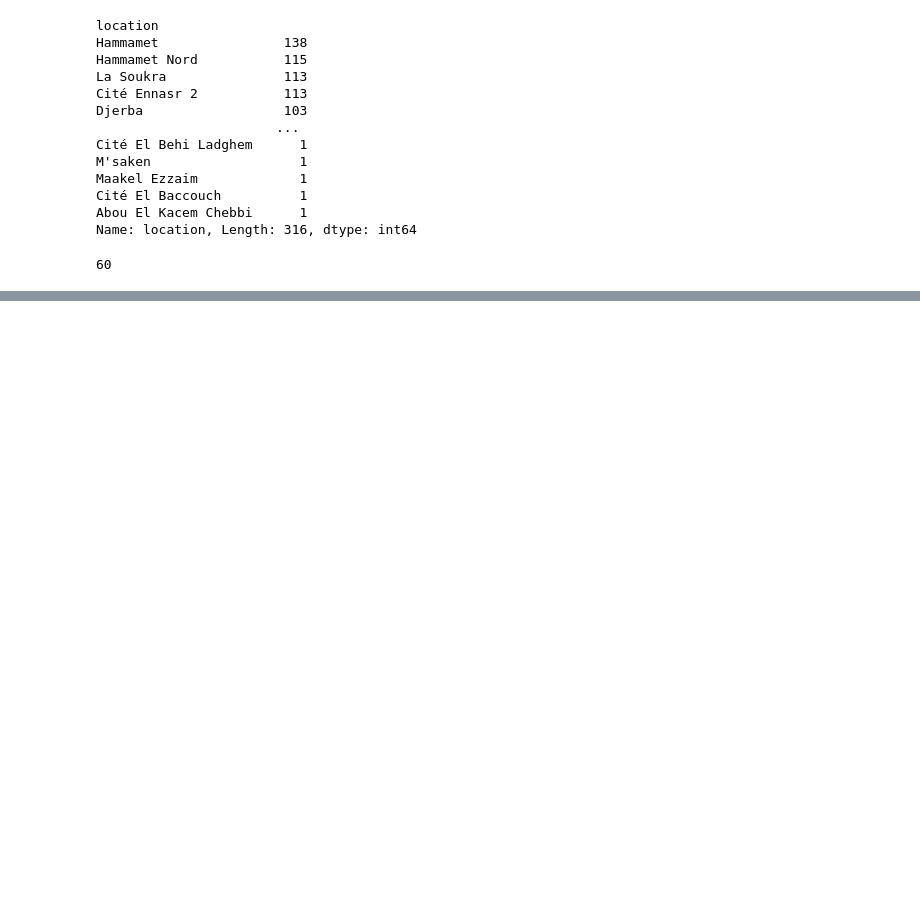
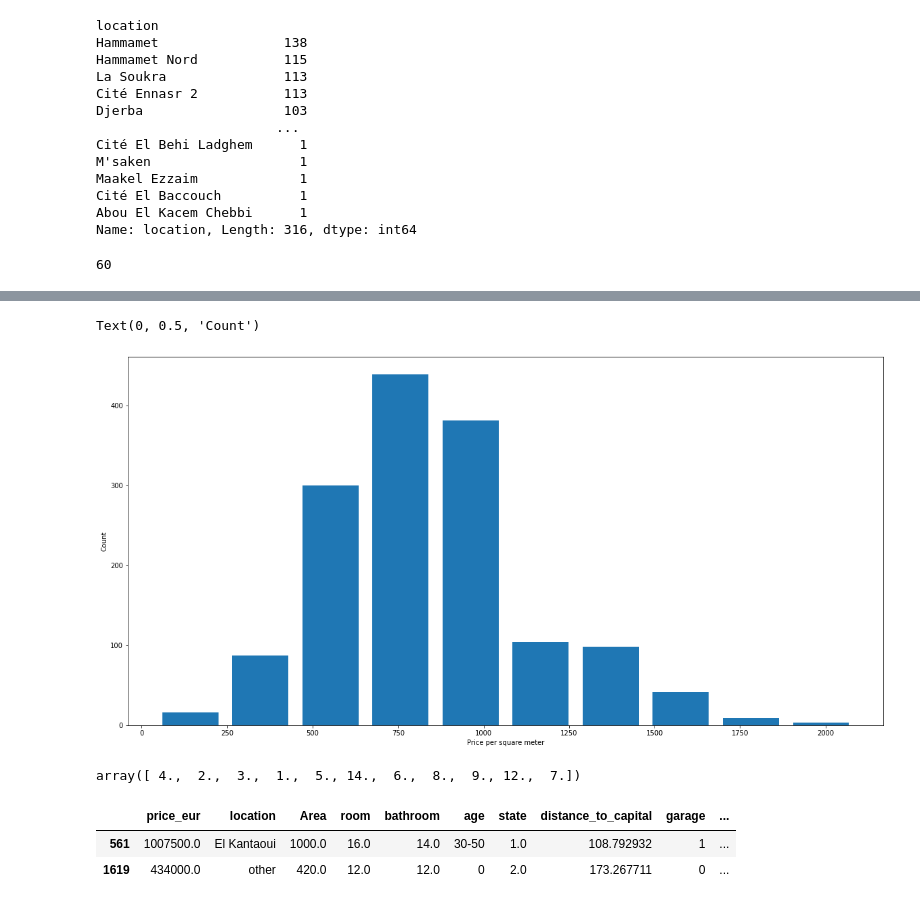
Before and after one commit to Jomar77/NZ-House-Price-Predictor, a Jupyter notebook: main.ipynb, the cells around one changed output, grey strips where cells are left out. Drawn from its saved outputs; the diff is of its cells as text; code cells hidden in the pictures; blank space fills up the shorter version.

```diff
--- a/main.ipynb
+++ b/main.ipynb
@@ -155,0 +266,19 @@ len(df5.location.unique())
+# %%
+import matplotlib
+matplotlib.rcParams["figure.figsize"] = (20,10)
+plt.hist(df8.price_per_m2,rwidth=0.8)
+plt.xlabel("Price per square meter")
+plt.ylabel("Count")
+# %% [output]
+Text(0, 0.5, 'Count')
+[figure, added]
+# %%
+df8.bathroom.unique()
+# %% [output]
+array([ 4.,  2.,  3.,  1.,  5., 14.,  6.,  8.,  9., 12.,  7.])
+# %%
+df8[df8.bathroom>10]
+# %% [output]
+|  | price_eur | location | Area | room | bathroom | age | state | distance_to_capital | garage | ... |
+| 561 | 1007500.0 | El Kantaoui | 1000.0 | 16.0 | 14.0 | 30-50 | 1.0 | 108.792932 | 1 | ... |
+| 1619 | 434000.0 | other | 420.0 | 12.0 | 12.0 | 0 | 2.0 | 173.267711 | 0 | ... |
```
Also changed, not shown: parts of 12 cells of this notebook.
